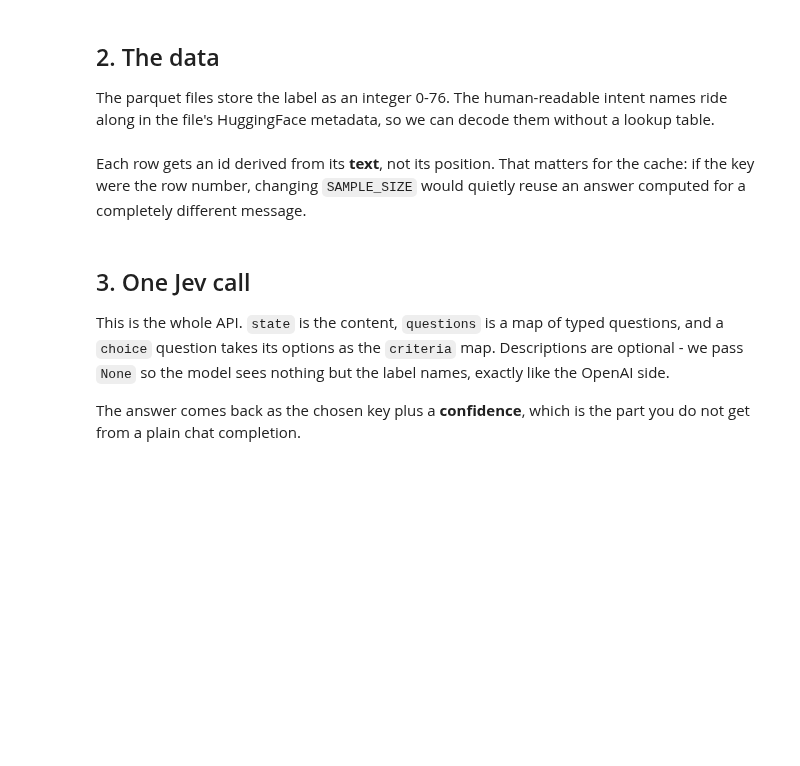
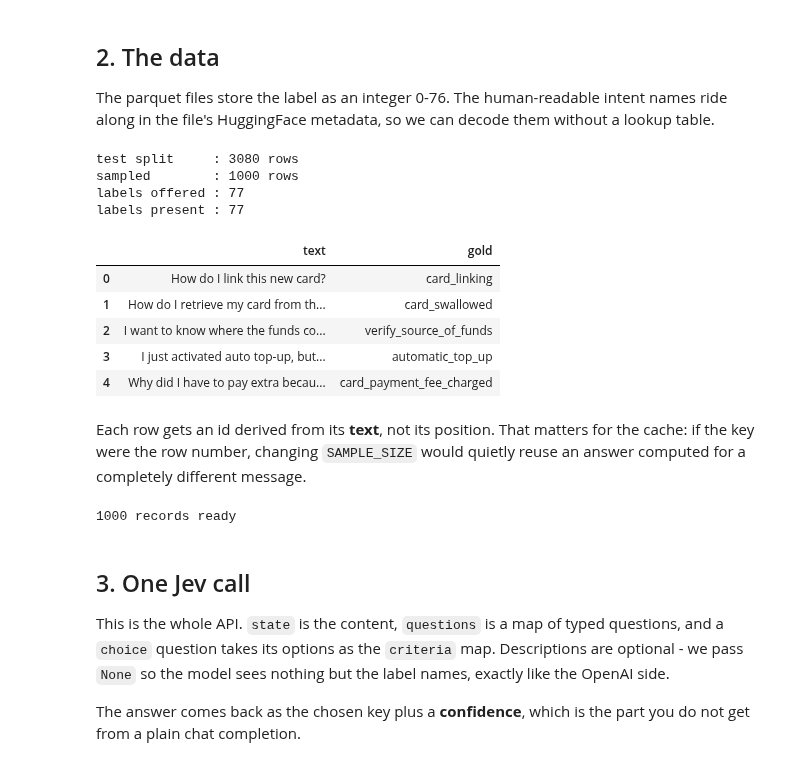
Before and after one commit to miptgirl/miptgirl_medium, a Jupyter notebook: jev/benchmark_banking77.ipynb, the cells around one changed output. Drawn from its saved outputs; the diff is of its cells as text; code cells hidden in the pictures; blank space fills up the shorter version.

```diff
--- a/jev/benchmark_banking77.ipynb
+++ b/jev/benchmark_banking77.ipynb
@@ -50,5 +55,8 @@ Keys live in `config.json` outside the repo, so nothing secret is ever committed
 # %%
-with open("../../config.json") as f:
+# works whether the kernel starts in jev/ or at the repo root
+BASE = Path("jev") if Path("jev/data").is_dir() else Path(".")
+
+with open(BASE / ".." / ".." / "config.json") as f:
     config = json.load(f)
 
 JEV_API_KEY = config["JEV_API_KEY"]
@@ -60,23 +68,34 @@ The parquet files store the label as an integer 0-76. The human-readable intent
 along in the file's HuggingFace metadata, so we can decode them without a lookup table.
 # %%
 DATASET = "banking77"
-TEST_FILE = "data/banking77_test.parquet"
+TEST_FILE = BASE / "data" / "banking77_test.parquet"
 SAMPLE_SIZE = 1000
 
 test_df = pd.read_parquet(TEST_FILE)
 
 # the intent names are stored in the parquet metadata, not in the data itself
-meta = json.loads(pq.ParquetFile(TEST_FILE).schema_arrow.metadata[b"huggingface"])
+meta = json.loads(pq.ParquetFile(str(TEST_FILE)).schema_arrow.metadata[b"huggingface"])
 LABELS = meta["info"]["features"]["label"]["names"]
 
 data = test_df.sample(n=SAMPLE_SIZE, random_state=42).reset_index(drop=True)
 data["gold"] = data["label"].map(lambda i: LABELS[i])
 
 print(f"test split     : {len(test_df)} rows")
 print(f"sampled        : {len(data)} rows")
 print(f"labels offered : {len(LABELS)}")
 print(f"labels present : {data['gold'].nunique()}")
 data[["text", "gold"]].head()
+# %% [output]
+test split     : 3080 rows
+sampled        : 1000 rows
+labels offered : 77
+labels present : 77
+|  | text | gold |
+| 0 | How do I link this new card? | card_linking |
+| 1 | How do I retrieve my card from th... | card_swallowed |
+| 2 | I want to know where the funds co... | verify_source_of_funds |
+| 3 | I just activated auto top-up, but... | automatic_top_up |
+| 4 | Why did I have to pay extra becau... | card_payment_fee_charged |
 # %% [markdown]
 Each row gets an id derived from its **text**, not its position. That matters for the cache:
 if the key were the row number, changing `SAMPLE_SIZE` would quietly reuse an answer computed
@@ -93,6 +112,8 @@ INSTRUCTIONS = (
 
 records = data[["record_id", "text", "gold"]].to_dict(orient="records")
 print(f"{len(records)} records ready")
+# %% [output]
+1000 records ready
 # %% [markdown]
 ## 3. One Jev call
 
```
Also changed, not shown: parts of 14 cells of this notebook, 1 other file.
